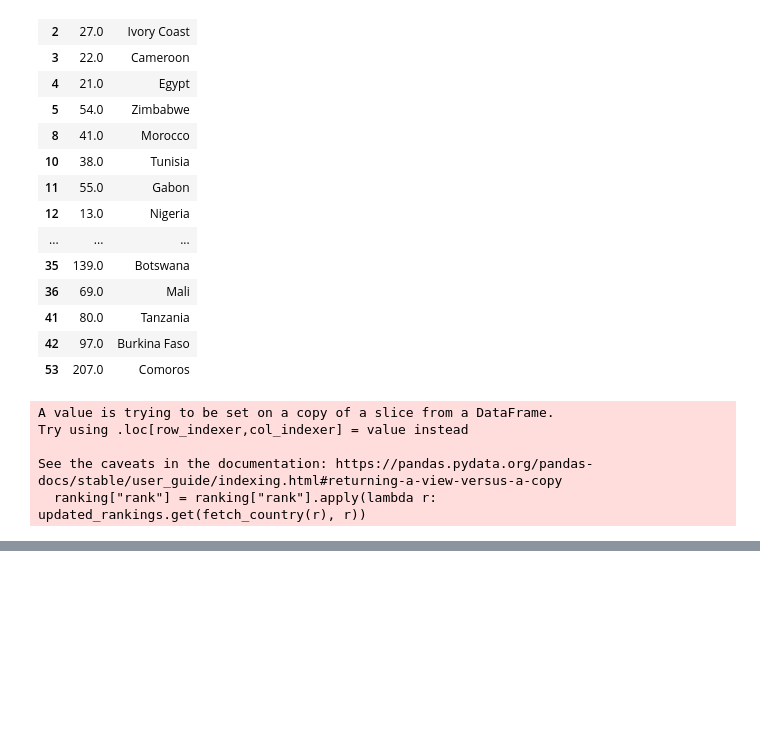
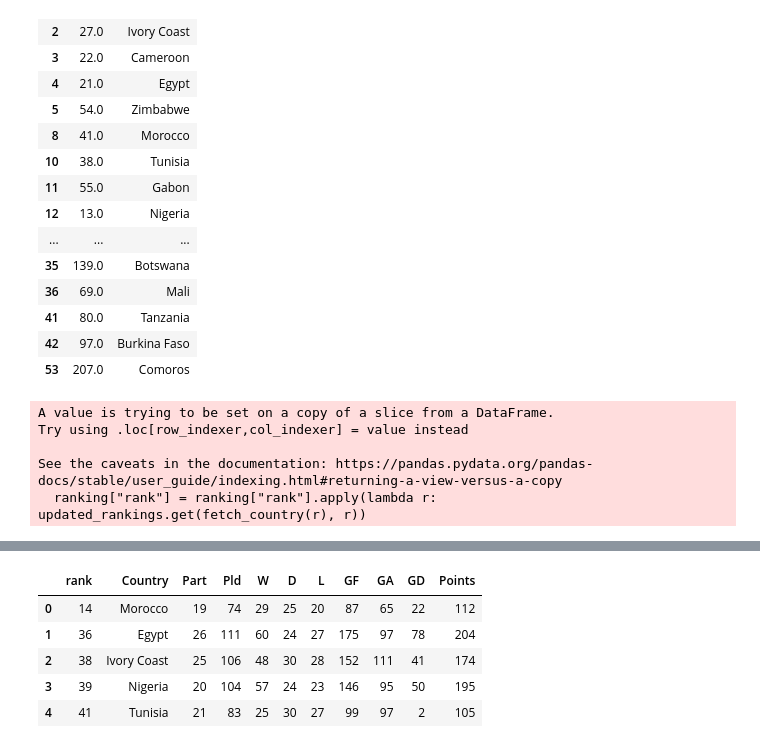
Before and after one commit to BelfaidaMedReda/AFCON-2025-winner, a Jupyter notebook: data_processing.ipynb, the cells around one changed output, grey strips where cells are left out. Saved outputs shown, nothing was run; the diff lists cells and outputs as text; code cells hidden in the pictures; blank space fills up the shorter version.

```diff
--- a/data_processing.ipynb
+++ b/data_processing.ipynb
@@ -205,0 +208,4 @@ See the caveats in the documentation: https://pandas.pydata.org/pandas-docs/stab
+# %%
+stats = pd.read_csv("dataset/stats.csv")
+stats = stats.drop(["Rank"],axis=1)
+stats.head()
@@ -205,0 +219,11 @@ See the caveats in the documentation: https://pandas.pydata.org/pandas-docs/stab
+# %%
+stats = stats.rename(columns={"Team":"Country"})
+data = ranking.merge(stats,how="inner",on="Country")
+data.head()
+# %% [output]
+|  | rank | Country | Part | Pld | W | D | L | GF | GA | GD | Points |
+| 0 | 14 | Morocco | 19 | 74 | 29 | 25 | 20 | 87 | 65 | 22 | 112 |
+| 1 | 36 | Egypt | 26 | 111 | 60 | 24 | 27 | 175 | 97 | 78 | 204 |
+| 2 | 38 | Ivory Coast | 25 | 106 | 48 | 30 | 28 | 152 | 111 | 41 | 174 |
+| 3 | 39 | Nigeria | 20 | 104 | 57 | 24 | 23 | 146 | 95 | 50 | 195 |
+| 4 | 41 | Tunisia | 21 | 83 | 25 | 30 | 27 | 99 | 97 | 2 | 105 |
```
Also changed, not shown: parts of 3 cells of this notebook, 1 other file.
